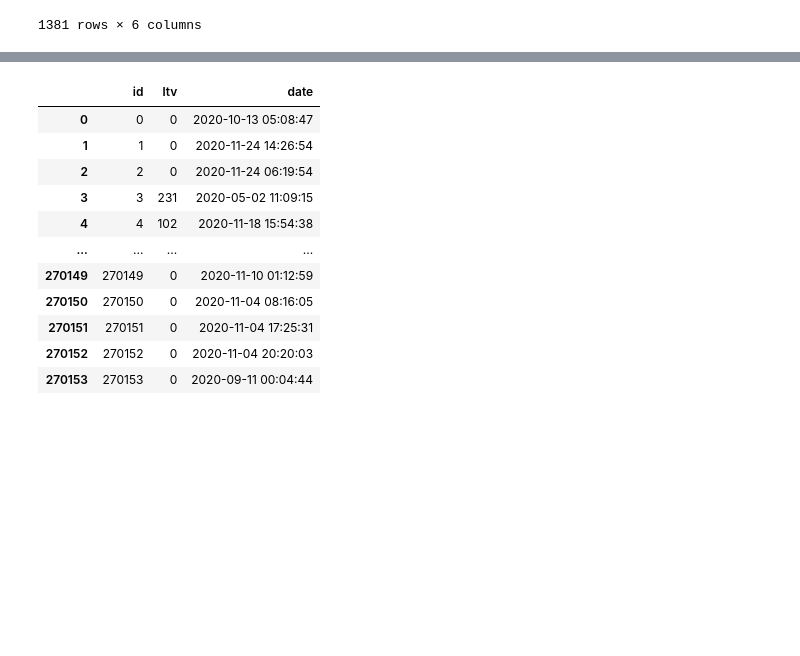
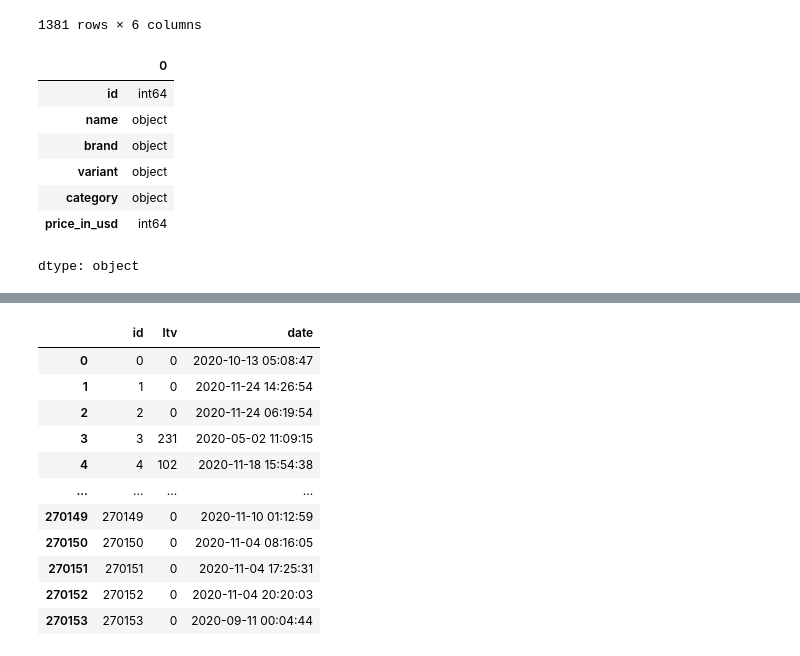
Before and after one commit to DogwonLee/Datatone, a Jupyter notebook: 이도권_데이터톤.ipynb, the cells around one changed output, grey strips where cells are left out. Drawn from its saved outputs; the diff is of its cells as text; code cells hidden in the pictures; blank space fills up the shorter version.

```diff
--- a/이도권_데이터톤.ipynb
+++ b/이도권_데이터톤.ipynb
@@ -38,3 +53,14 @@ items
 | 1379 | 1379 | Google Mountain View Campus Bottle | Google | NaN | Apparel | 14 |
 | 1380 | 1380 | Google Boulder Campus Ladies Tee | Google | LG | Clearance | 25 |
 1381 rows × 6 columns
+# %%
+items.dtypes
+# %% [output]
+|  | 0 |
+| id | int64 |
+| name | object |
+| brand | object |
+| variant | object |
+| category | object |
+| price_in_usd | int64 |
+dtype: object
```
Also changed, not shown: parts of 9 cells of this notebook.
